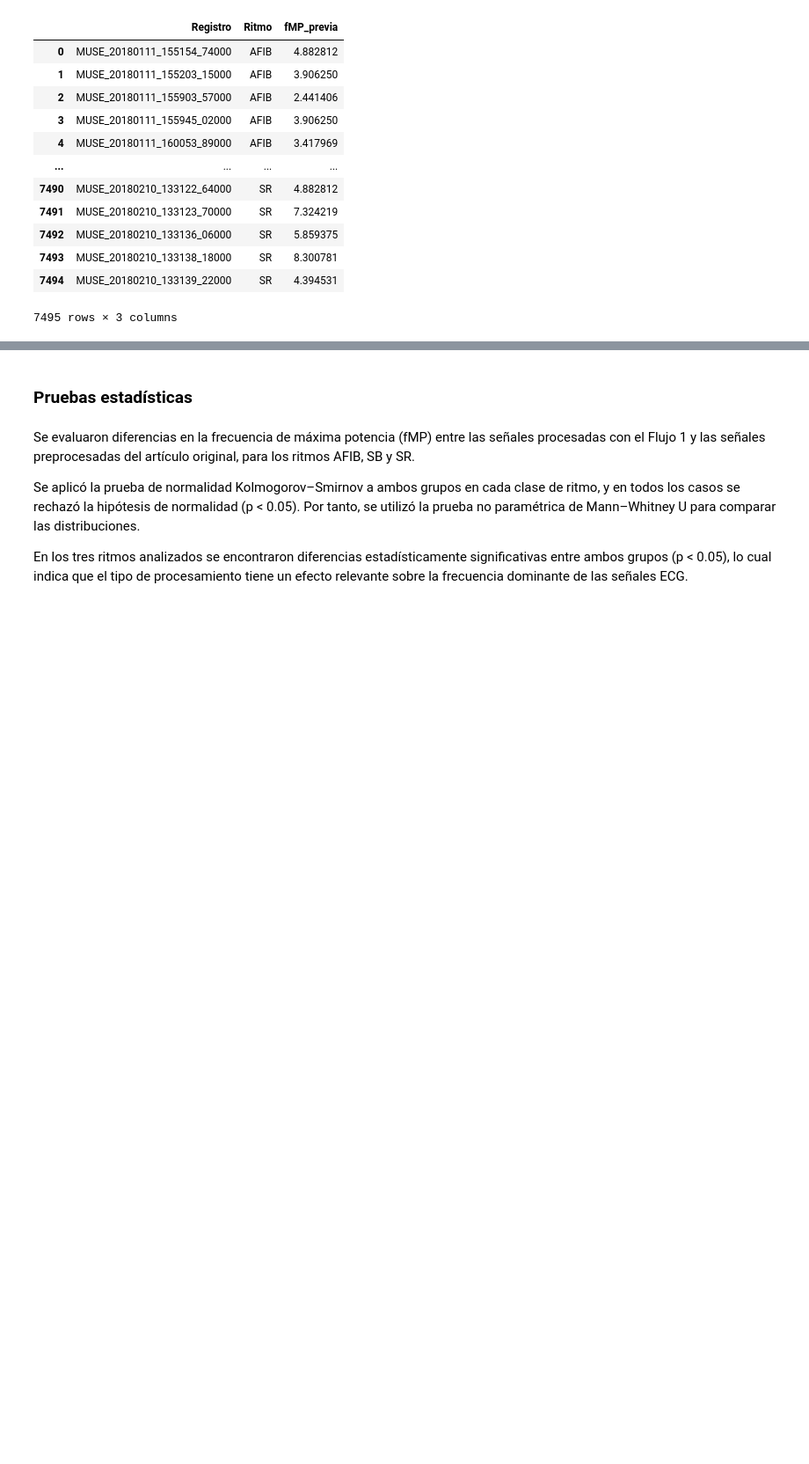
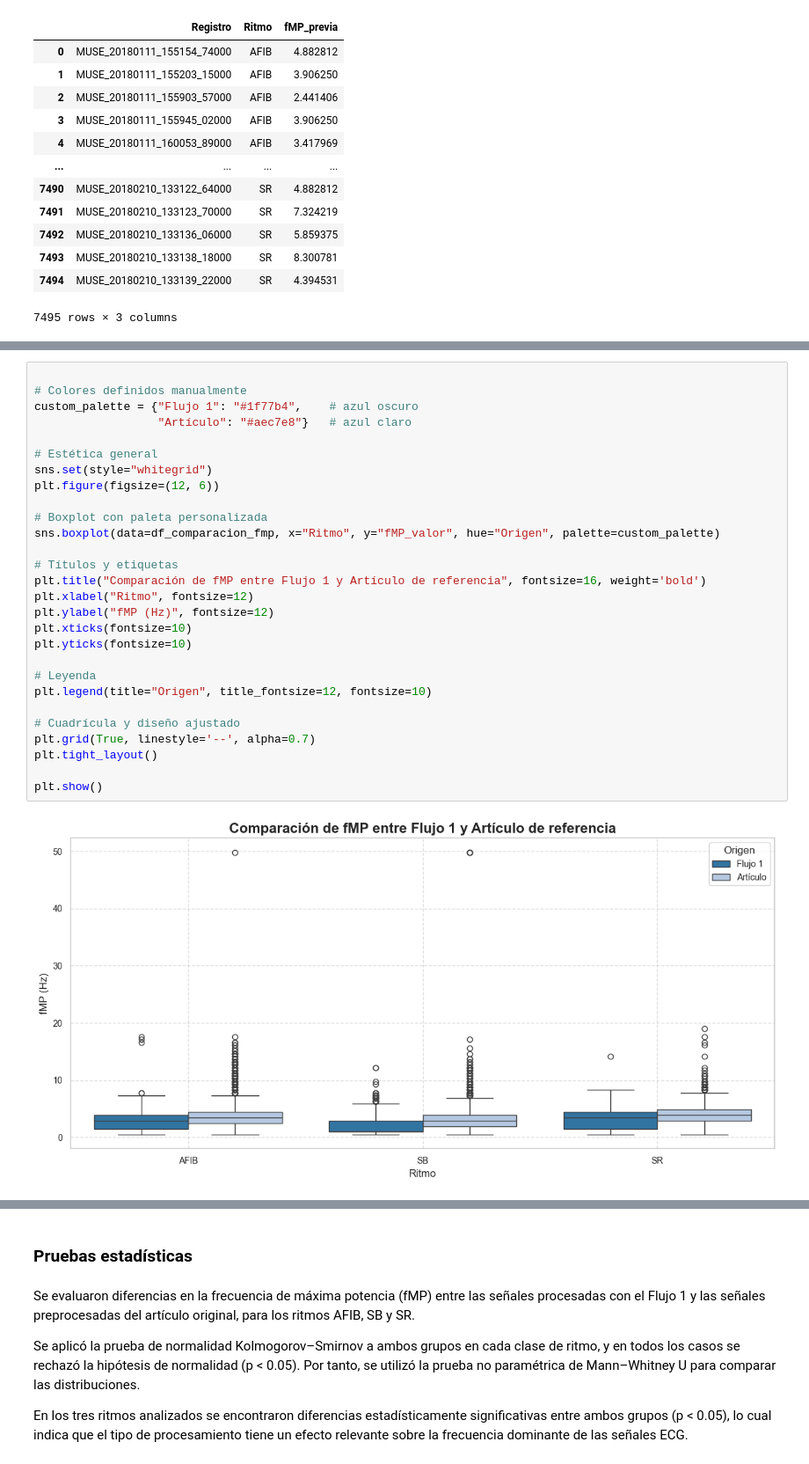
Before and after one commit to LisethTiria/Biosenales-2025-1, a Jupyter notebook: Proyecto3_ecg/proyecto3_denoised.ipynb, the cells around one changed output, grey strips where cells are left out. Shown: that part at 88% size. Saved outputs shown, nothing was run; the diff lists cells and outputs as text; blank space fills up the shorter version.

```diff
--- a/Proyecto3_ecg/proyecto3_denoised.ipynb
+++ b/Proyecto3_ecg/proyecto3_denoised.ipynb
@@ -296,0 +286,30 @@ plt.show()
+# %%
+
+# Colores definidos manualmente
+custom_palette = {"Flujo 1": "#1f77b4",    # azul oscuro
+                  "Artículo": "#aec7e8"}   # azul claro
+
+# Estética general
+sns.set(style="whitegrid")
+plt.figure(figsize=(12, 6))
+
+# Boxplot con paleta personalizada
+sns.boxplot(data=df_comparacion_fmp, x="Ritmo", y="fMP_valor", hue="Origen", palette=custom_palette)
+
+# Títulos y etiquetas
+plt.title("Comparación de fMP entre Flujo 1 y Artículo de referencia", fontsize=16, weight='bold')
+plt.xlabel("Ritmo", fontsize=12)
+plt.ylabel("fMP (Hz)", fontsize=12)
+plt.xticks(fontsize=10)
+plt.yticks(fontsize=10)
+
+# Leyenda
+plt.legend(title="Origen", title_fontsize=12, fontsize=10)
+
+# Cuadrícula y diseño ajustado
+plt.grid(True, linestyle='--', alpha=0.7)
+plt.tight_layout()
+
+plt.show()
+# %% [output]
+[figure, added]
```
Also changed, not shown: parts of 13 cells of this notebook.
